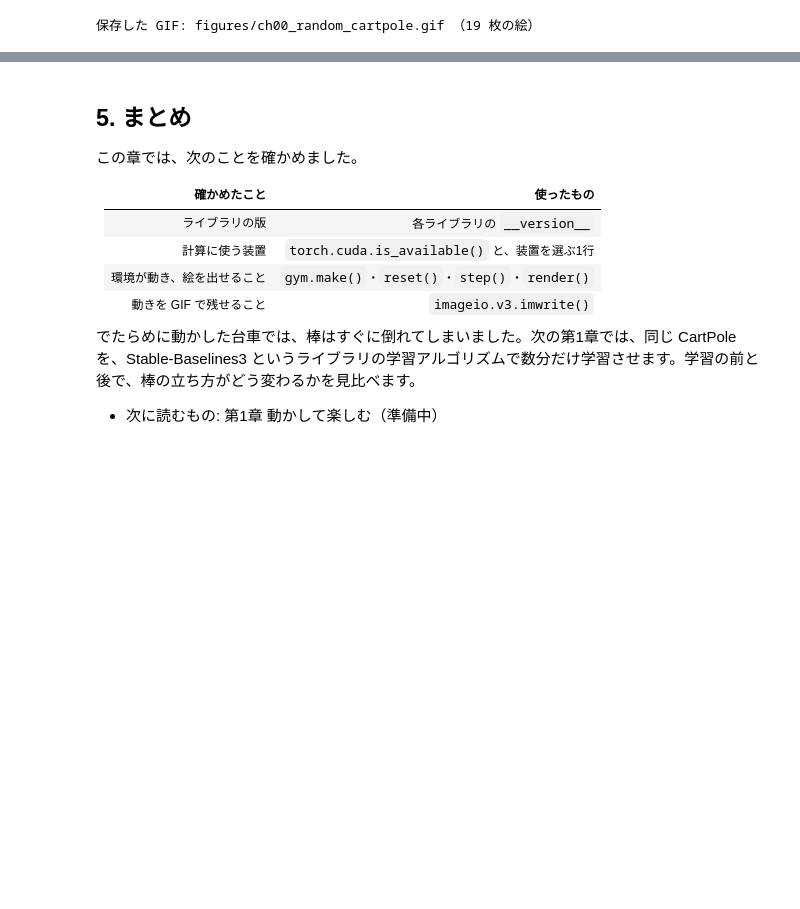
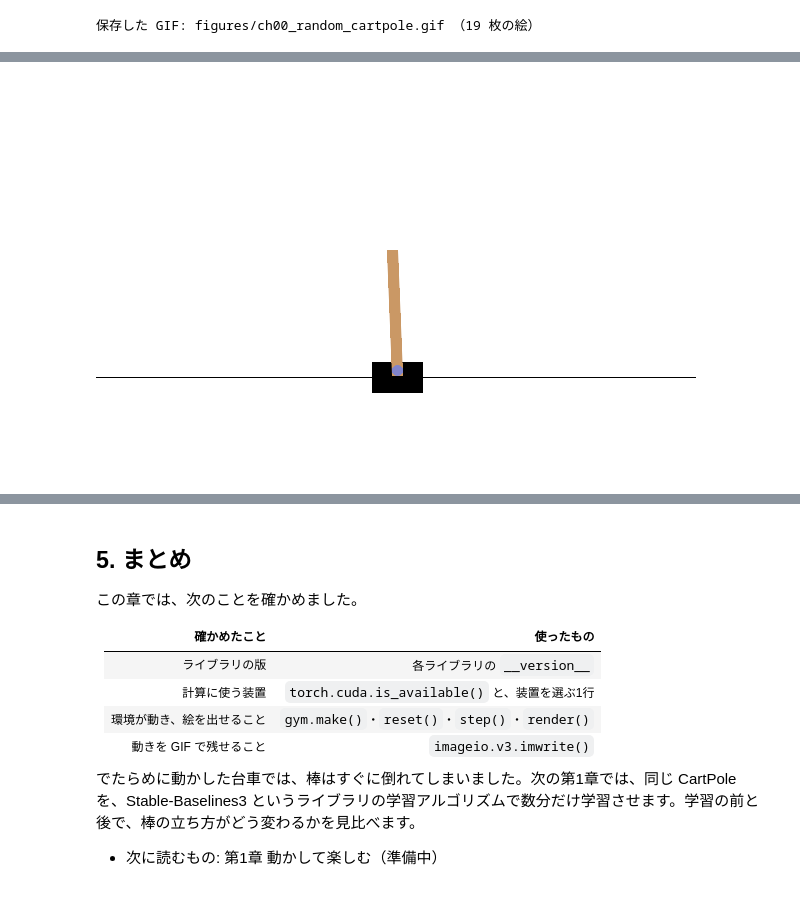
Before and after one commit to SanghunIm1991/gymnasium-rl-textbook, a Jupyter notebook: chapters/ch00_setup_check/ch00_setup_check.ipynb, the cells around one changed output, grey strips where cells are left out. Saved outputs shown, nothing was run; the diff lists cells and outputs as text; code cells hidden in the pictures; blank space fills up the shorter version.

```diff
--- a/chapters/ch00_setup_check/ch00_setup_check.ipynb
+++ b/chapters/ch00_setup_check/ch00_setup_check.ipynb
@@ -143,0 +142,6 @@ print("保存した GIF:", gif_path.as_posix(), f"（{len(frames)} 枚の絵）"
+# %%
+from IPython.display import Image
+
+Image(filename=gif_path)
+# %% [output]
+[figure, added]
```
Also changed, not shown: parts of 2 cells of this notebook, 2 other files.
